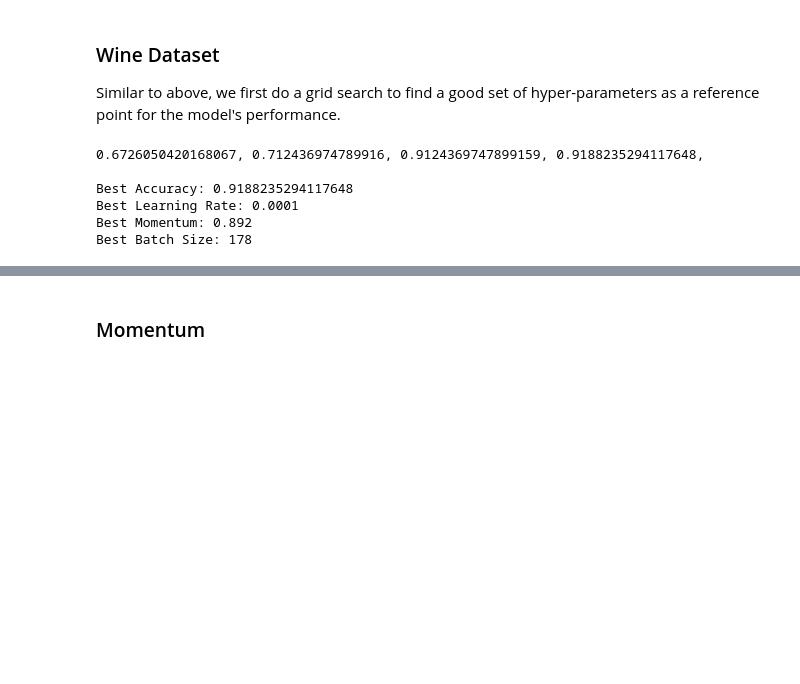
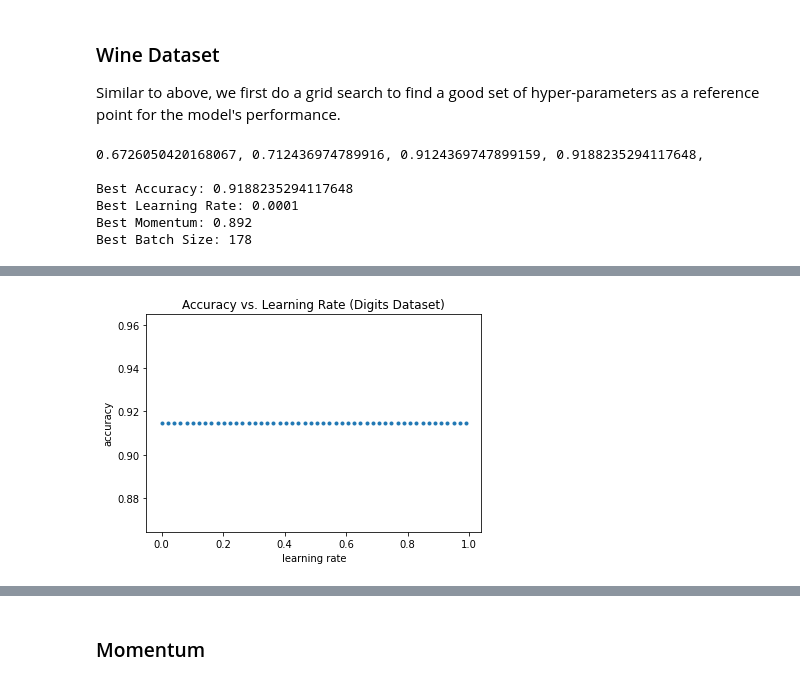
Before and after one commit to PaulHooley/ML_P2, a Jupyter notebook: SoftmaxRegression.ipynb, the cells around one changed output, grey strips where cells are left out. Saved outputs shown, nothing was run; the diff lists cells and outputs as text; code cells hidden in the pictures; blank space fills up the shorter version.

```diff
--- a/SoftmaxRegression.ipynb
+++ b/SoftmaxRegression.ipynb
@@ -136,7 +136,7 @@ def k_fold_splitter(fold, dataset):
 
     return training, validation
 
-def calculate_model_accuracy(x, y, C, learning_rate, momentum, batch_size):
+def calculate_model_accuracy(x, y, C, learning_rate, momentum, batch_size, max_iters=10000):
     """
     Helper method to calculate the accuracy of our implemented Softmax
     Regression model for a given set of inputs, labels, and hyper-parameters
@@ -151,7 +151,7 @@ def calculate_model_accuracy(x, y, C, learning_rate, momentum, batch_size):
             learning_rate=learning_rate,
             momentum=momentum,
             batch_size=batch_size,
-            max_iters=10000,
+            max_iters=max_iters,
         )
         model = SoftmaxRegression(add_bias=False)
         model.fit(train_data, train_labels, C, optimizer)
@@ -266,0 +269,27 @@ Now that we have a good set of hyper-parameters, we can observe how the accuracy
+# %%
+from sklearn.datasets import load_digits
+from sklearn.datasets import load_wine
+#%matplotlib notebook
+%matplotlib inline
+import matplotlib.pyplot as plt
+
+digits = load_digits()
+x, y = digits.data, digits.target
+
+C = 10
+digits_accuracies = []
+learning_rates = np.linspace(0.0001, 0.99, 50)
+
+for learning_rate in learning_rates:
+    # using the hyper-parameter values obtained from grid search
+    accuracy = calculate_model_accuracy(x, y, C, learning_rate, 0.549, 321, max_iters=100)
+    digits_accuracies.append(accuracy)
+
+# plot for accuracy vs. learning rate on digits dataset
+plt.plot(learning_rates, digits_accuracies, '.')
+plt.title('Accuracy vs. Learning Rate (Digits Dataset)')
+plt.xlabel('learning rate')
+plt.ylabel('accuracy')
+plt.show()
+# %% [output]
+[figure, added]
```
Also changed, not shown: parts of 9 cells of this notebook.
